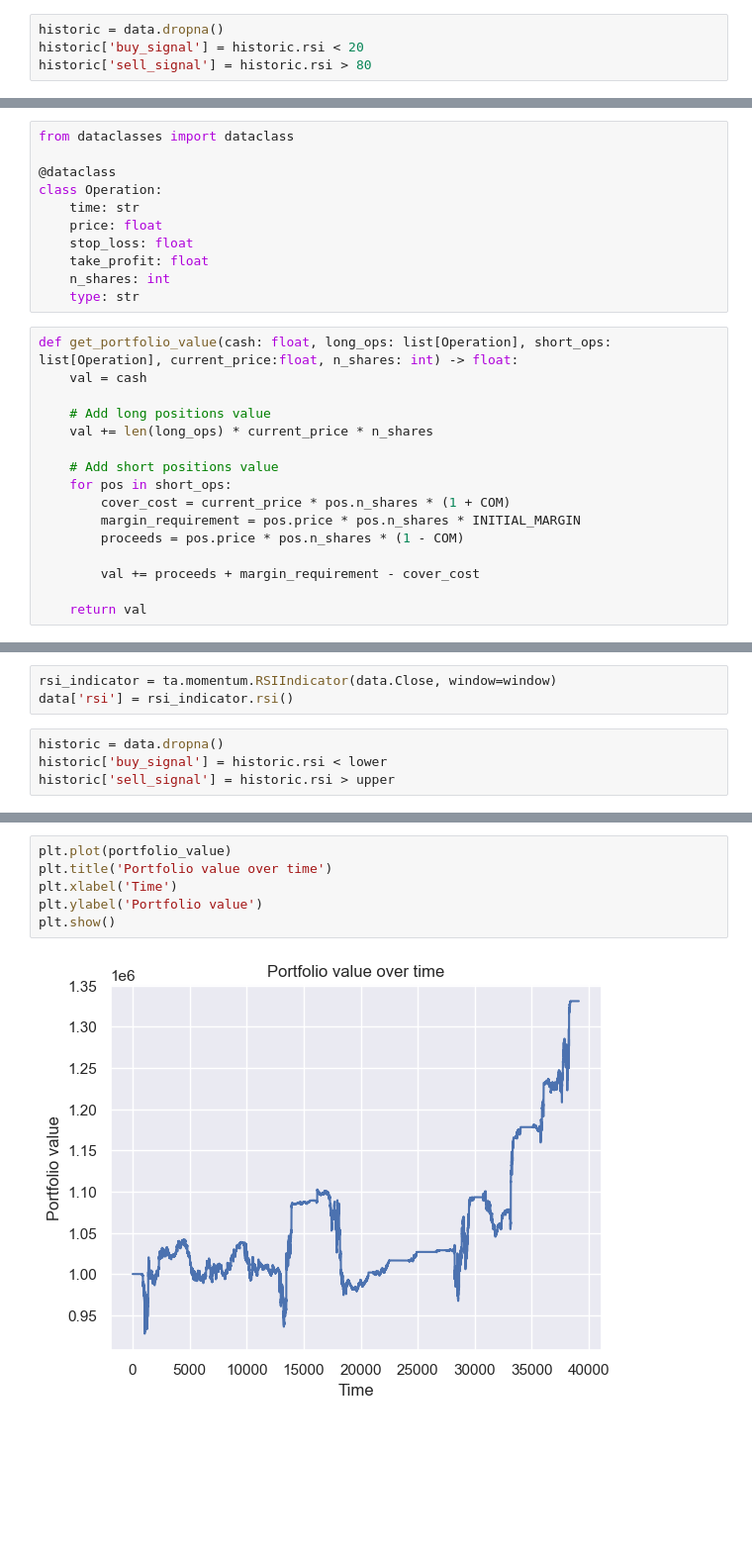
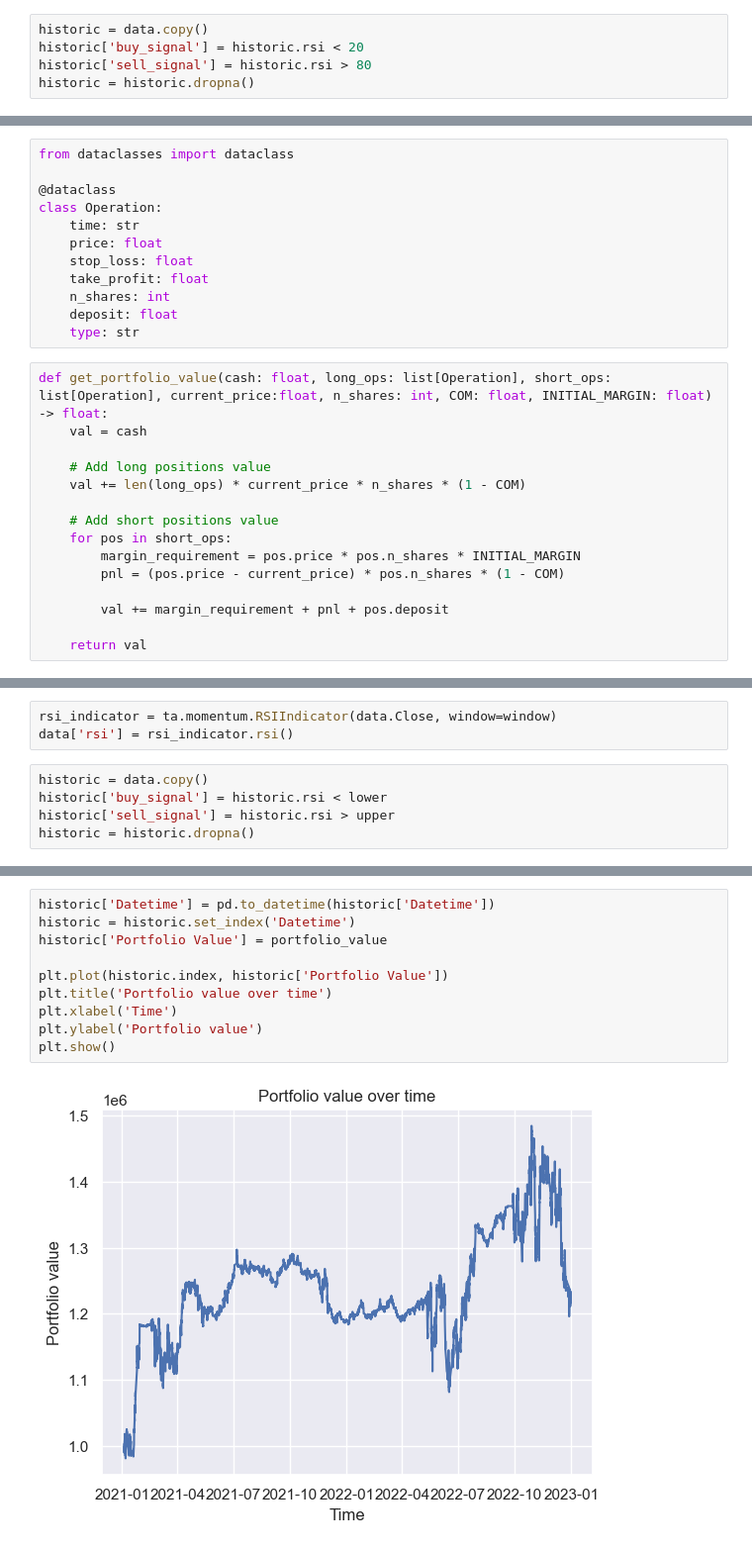
Before and after one commit to ivanna1030/trading, a Jupyter notebook: clase3.ipynb, the cells around one changed output, grey strips where cells are left out. Shown: that part at 99% size. Saved outputs shown, nothing was run; the diff lists cells and outputs as text; blank space fills up the shorter version.

```diff
--- a/clase3.ipynb
+++ b/clase3.ipynb
@@ -420,6 +411,7 @@ data.head()
 rsi_indicator = ta.momentum.RSIIndicator(data.Close, window=15)
 data['rsi'] = rsi_indicator.rsi()
 # %%
-historic = data.dropna()
+historic = data.copy()
 historic['buy_signal'] = historic.rsi < 20
 historic['sell_signal'] = historic.rsi > 80
+historic = historic.dropna()
@@ -574,21 +562,21 @@ class Operation:
     stop_loss: float
     take_profit: float
     n_shares: int
+    deposit: float
     type: str
 # %%
-def get_portfolio_value(cash: float, long_ops: list[Operation], short_ops: list[Operation], current_price:float, n_shares: int) -> float:
+def get_portfolio_value(cash: float, long_ops: list[Operation], short_ops: list[Operation], current_price:float, n_shares: int, COM: float, INITIAL_MARGIN: float) -> float:
     val = cash
 
     # Add long positions value
-    val += len(long_ops) * current_price * n_shares
+    val += len(long_ops) * current_price * n_shares * (1 - COM)
 
     # Add short positions value
     for pos in short_ops:
-        cover_cost = current_price * pos.n_shares * (1 + COM)
         margin_requirement = pos.price * pos.n_shares * INITIAL_MARGIN
-        proceeds = pos.price * pos.n_shares * (1 - COM)
+        pnl = (pos.price - current_price) * pos.n_shares * (1 - COM)
 
-        val += proceeds + margin_requirement - cover_cost
+        val += margin_requirement + pnl + pos.deposit
 
     return val
 # %% [markdown]
@@ -797,6 +788,7 @@ data.head()
 rsi_indicator = ta.momentum.RSIIndicator(data.Close, window=window)
 data['rsi'] = rsi_indicator.rsi()
 # %%
-historic = data.dropna()
+historic = data.copy()
 historic['buy_signal'] = historic.rsi < lower
 historic['sell_signal'] = historic.rsi > upper
+historic = historic.dropna()
@@ -924,8 +908,12 @@ cash, len(active_long_positions)
 # %%
-plt.plot(portfolio_value)
+historic['Datetime'] = pd.to_datetime(historic['Datetime'])
+historic = historic.set_index('Datetime')
+historic['Portfolio Value'] = portfolio_value
+
+plt.plot(historic.index, historic['Portfolio Value'])
 plt.title('Portfolio value over time')
 plt.xlabel('Time')
 plt.ylabel('Portfolio value')
 plt.show()
 # %% [output]
-[figure, old version]
+[figure, new version]
```
Also changed, not shown: parts of 22 cells of this notebook, 1 other file.
